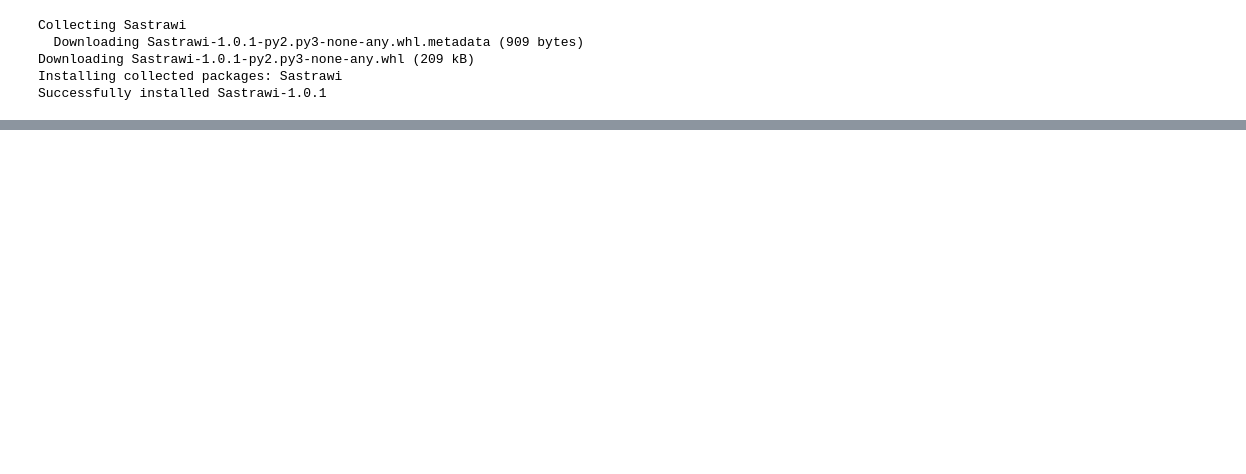
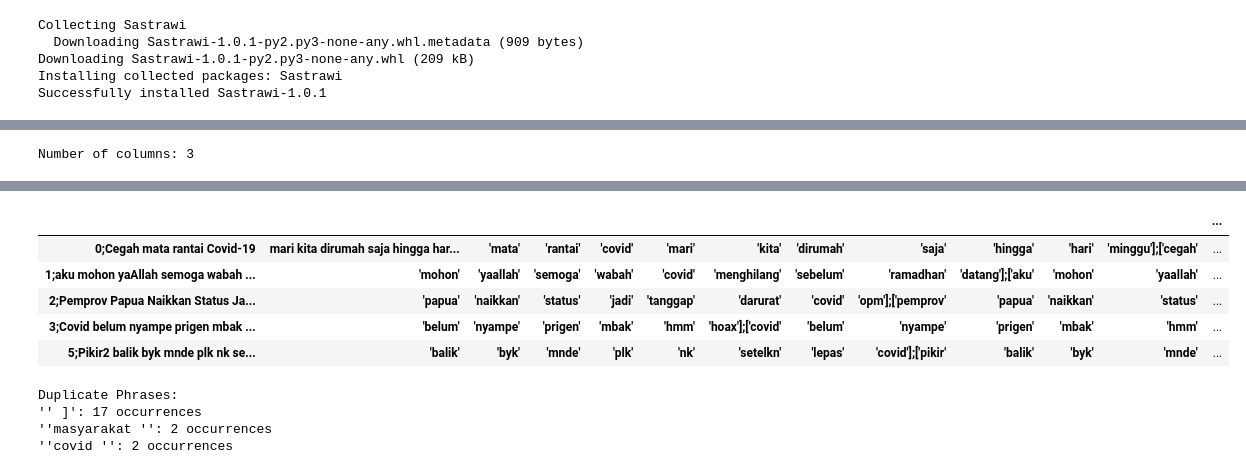
Before and after one commit to MFarisA/system-retrieval-information, a Jupyter notebook: system_retrieval_2.ipynb, the cells around one changed output, grey strips where cells are left out. Cells and saved outputs as stored; diff of their text form; code cells hidden in the pictures; blank space fills up the shorter version.

```diff
--- a/system_retrieval_2.ipynb
+++ b/system_retrieval_2.ipynb
@@ -69,0 +113,28 @@ Kolom 'content' tidak ditemukan dalam DataFrame.
+# %%
+import nltk
+from nltk.corpus import stopwords
+from nltk.tokenize import word_tokenize
+
+# Download stopwords
+nltk.download('stopwords')
+
+# Get the list of stopwords in English
+stop_words = set(stopwords.words('english'))
+
+print(f"Number of columns: {df_split.shape[1]}")
+
+# Step: Stopword Removal Function (Assumes Text is Tokenized)
+def remove_stopwords(text):
+    # Tokenize the text into words (if needed)
+    tokens = word_tokenize(text)
+    # Remove stopwords from the tokenized words
+    filtered_tokens = [word for word in tokens if word.lower() not in stop_words]
+    return filtered_tokens
+
+# Apply stopword removal to the 'Tweet' column
+df_split['filtered_tokens'] = df_split['Tweet'].apply(lambda x: remove_stopwords(x) if pd.notna(x) else [])
+
+# Display the original and filtered tokens (after stopword removal)
+df_split[['Tweet', 'filtered_tokens']].head()
+# %% [output]
+Number of columns: 3
@@ -69,0 +143,40 @@ Kolom 'content' tidak ditemukan dalam DataFrame.
+|  |  |  |  |  |  |  |  |  |  |  |  | ... |
+| 0;Cegah mata rantai Covid-19 | mari kita dirumah saja hingga har... | 'mata' | 'rantai' | 'covid' | 'mari' | 'kita' | 'dirumah' | 'saja' | 'hingga' | 'hari' | 'minggu'];['cegah' | ... |
+| 1;aku mohon yaAllah semoga wabah ... | 'mohon' | 'yaallah' | 'semoga' | 'wabah' | 'covid' | 'menghilang' | 'sebelum' | 'ramadhan' | 'datang'];['aku' | 'mohon' | 'yaallah' | ... |
+| 2;Pemprov Papua Naikkan Status Ja... | 'papua' | 'naikkan' | 'status' | 'jadi' | 'tanggap' | 'darurat' | 'covid' | 'opm'];['pemprov' | 'papua' | 'naikkan' | 'status' | ... |
+| 3;Covid belum nyampe prigen mbak ... | 'belum' | 'nyampe' | 'prigen' | 'mbak' | 'hmm' | 'hoax'];['covid' | 'belum' | 'nyampe' | 'prigen' | 'mbak' | 'hmm' | ... |
+| 5;Pikir2 balik byk mnde plk nk se... | 'balik' | 'byk' | 'mnde' | 'plk' | 'nk' | 'setelkn' | 'lepas' | 'covid'];['pikir' | 'balik' | 'byk' | 'mnde' | ... |
+# %%
+# prompt: make pharse detector based on my data and show the duplicate data
+
+from collections import defaultdict
+
+# Create a dictionary to store phrases and their counts
+phrase_counts = defaultdict(int)
+
+# Iterate through the 'Tweet' column of your DataFrame
+for tweet in df_split['Tweet']:
+  if isinstance(tweet, str):  # Check if it's a string
+    # Tokenize the tweet into words
+    tokens = word_tokenize(tweet)
+
+    # Iterate through the tokens to find phrases (adjust the n-gram size as needed)
+    for i in range(len(tokens) - 1):
+      phrase = ' '.join(tokens[i:i+2])  # Consider 2-word phrases
+      phrase_counts[phrase] += 1
+
+# Find phrases that occur more than once (duplicates)
+duplicate_phrases = {phrase: count for phrase, count in phrase_counts.items() if count > 1}
+
+# Print the duplicate phrases and their counts
+print("Duplicate Phrases:")
+for phrase, count in duplicate_phrases.items():
+  print(f"'{phrase}': {count} occurrences")
+
+# You can further analyze the duplicate_phrases dictionary to find specific examples
+# or patterns in your data.
+# %% [output]
+Duplicate Phrases:
+'' ]': 17 occurrences
+''masyarakat '': 2 occurrences
+''covid '': 2 occurrences
```
Also changed, not shown: parts of 11 cells of this notebook.
